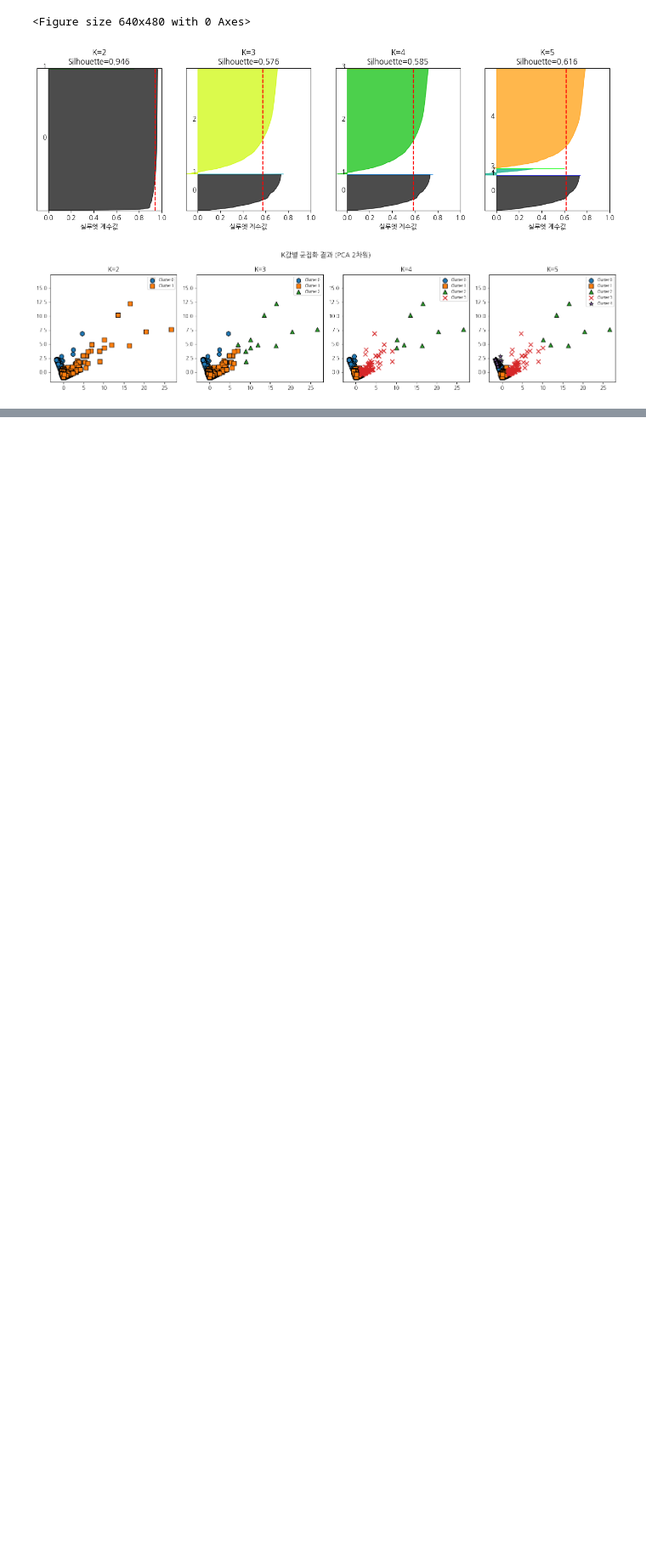
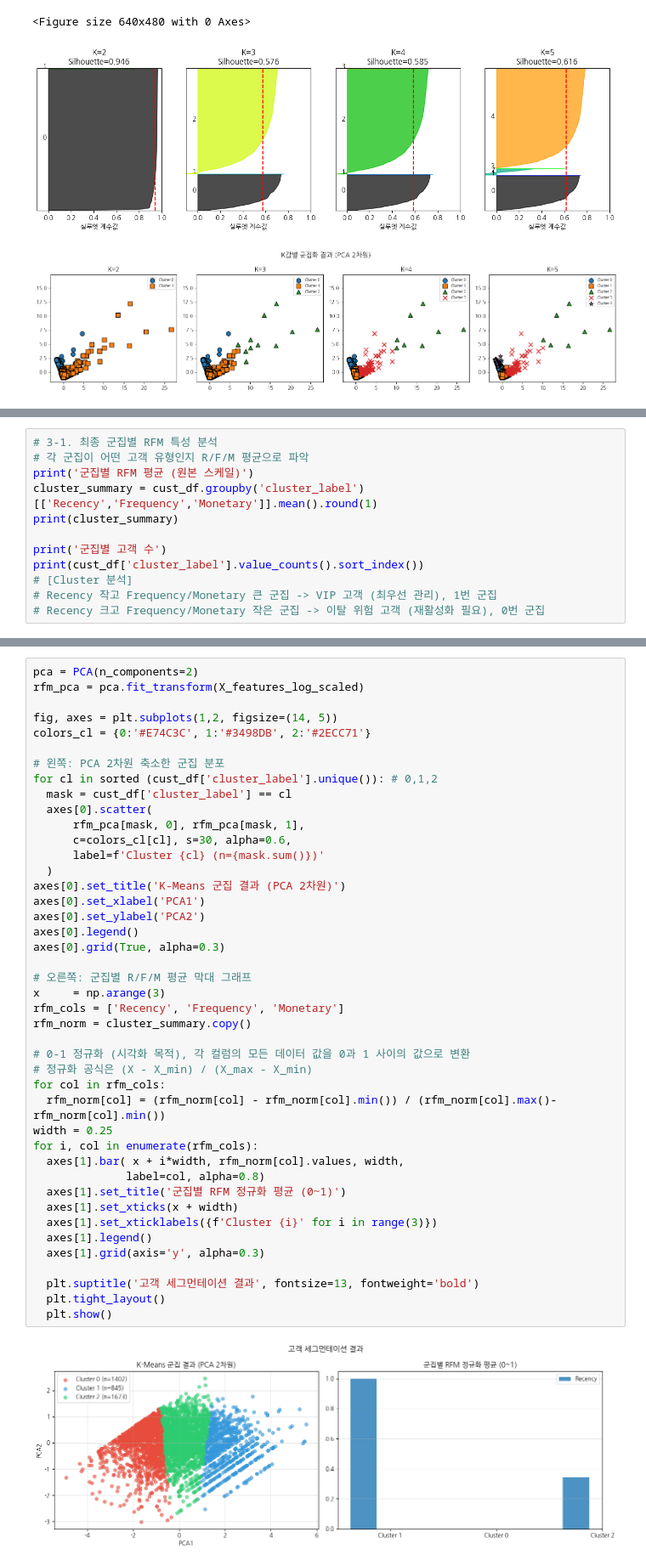
Before and after one commit to hmmnyamminji/python, a Jupyter notebook: Chapter07_군집화_실습.ipynb, the cells around one changed output, grey strips where cells are left out. Shown at 85% size. Saved outputs shown, nothing was run; the diff lists cells and outputs as text; blank space fills up the shorter version.

```diff
--- a/Chapter07_군집화_실습.ipynb
+++ b/Chapter07_군집화_실습.ipynb
@@ -385,0 +459,12 @@ visualize_kmeans_plot_multi([2, 3, 4, 5], X_features_scaled)
+# %%
+# 3-1. 최종 군집별 RFM 특성 분석
+# 각 군집이 어떤 고객 유형인지 R/F/M 평균으로 파악
+print('군집별 RFM 평균 (원본 스케일)')
+cluster_summary = cust_df.groupby('cluster_label')[['Recency','Frequency','Monetary']].mean().round(1)
+print(cluster_summary)
+
+print('군집별 고객 수')
+print(cust_df['cluster_label'].value_counts().sort_index())
+# [Cluster 분석]
+# Recency 작고 Frequency/Monetary 큰 군집 -> VIP 고객 (최우선 관리), 1번 군집
+# Recency 크고 Frequency/Monetary 작은 군집 -> 이탈 위험 고객 (재활성화 필요), 0번 군집
@@ -385,0 +484,45 @@ visualize_kmeans_plot_multi([2, 3, 4, 5], X_features_scaled)
+# %%
+pca = PCA(n_components=2)
+rfm_pca = pca.fit_transform(X_features_log_scaled)
+
+fig, axes = plt.subplots(1,2, figsize=(14, 5))
+colors_cl = {0:'#E74C3C', 1:'#3498DB', 2:'#2ECC71'}
+
+# 왼쪽: PCA 2차원 축소한 군집 분포
+for cl in sorted (cust_df['cluster_label'].unique()): # 0,1,2
+  mask = cust_df['cluster_label'] == cl
+  axes[0].scatter(
+      rfm_pca[mask, 0], rfm_pca[mask, 1],
+      c=colors_cl[cl], s=30, alpha=0.6,
+      label=f'Cluster {cl} (n={mask.sum()})'
+  )
+axes[0].set_title('K-Means 군집 결과 (PCA 2차원)')
+axes[0].set_xlabel('PCA1')
+axes[0].set_ylabel('PCA2')
+axes[0].legend()
+axes[0].grid(True, alpha=0.3)
+
+# 오른쪽: 군집별 R/F/M 평균 막대 그래프
+x     = np.arange(3)
+rfm_cols = ['Recency', 'Frequency', 'Monetary']
+rfm_norm = cluster_summary.copy()
+
+# 0-1 정규화 (시각화 목적), 각 컬럼의 모든 데이터 값을 0과 1 사이의 값으로 변환
+# 정규화 공식은 (X - X_min) / (X_max - X_min)
+for col in rfm_cols:
+  rfm_norm[col] = (rfm_norm[col] - rfm_norm[col].min()) / (rfm_norm[col].max()- rfm_norm[col].min())
+width = 0.25
+for i, col in enumerate(rfm_cols):
+  axes[1].bar( x + i*width, rfm_norm[col].values, width,
+              label=col, alpha=0.8)
+  axes[1].set_title('군집별 RFM 정규화 평균 (0~1)')
+  axes[1].set_xticks(x + width)
+  axes[1].set_xticklabels({f'Cluster {i}' for i in range(3)})
+  axes[1].legend()
+  axes[1].grid(axis='y', alpha=0.3)
+
+  plt.suptitle('고객 세그먼테이션 결과', fontsize=13, fontweight='bold')
+  plt.tight_layout()
+  plt.show()
+# %% [output]
+[figure, added]
```
Also changed, not shown: parts of 10 cells of this notebook.
